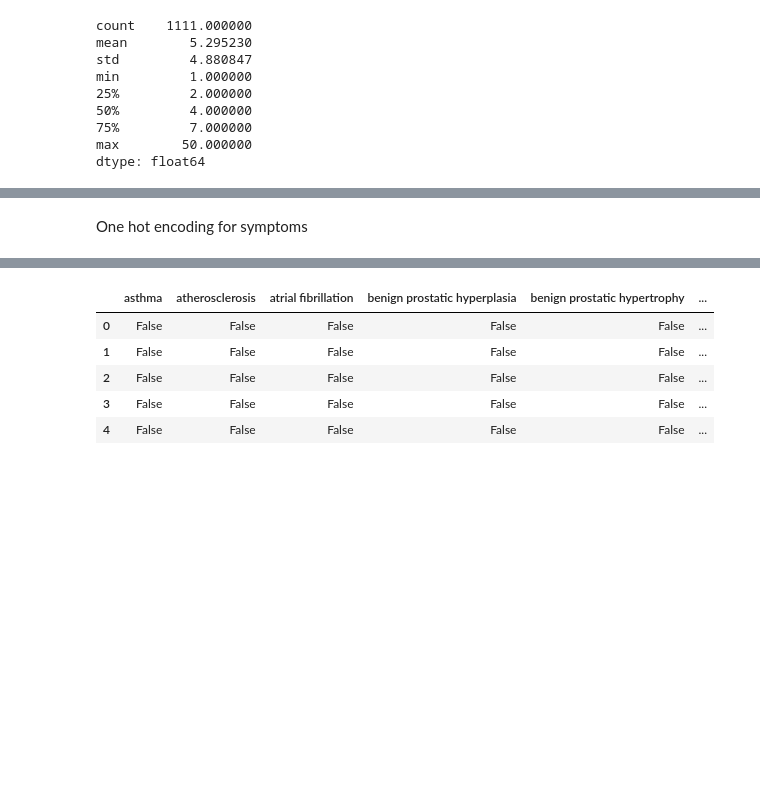
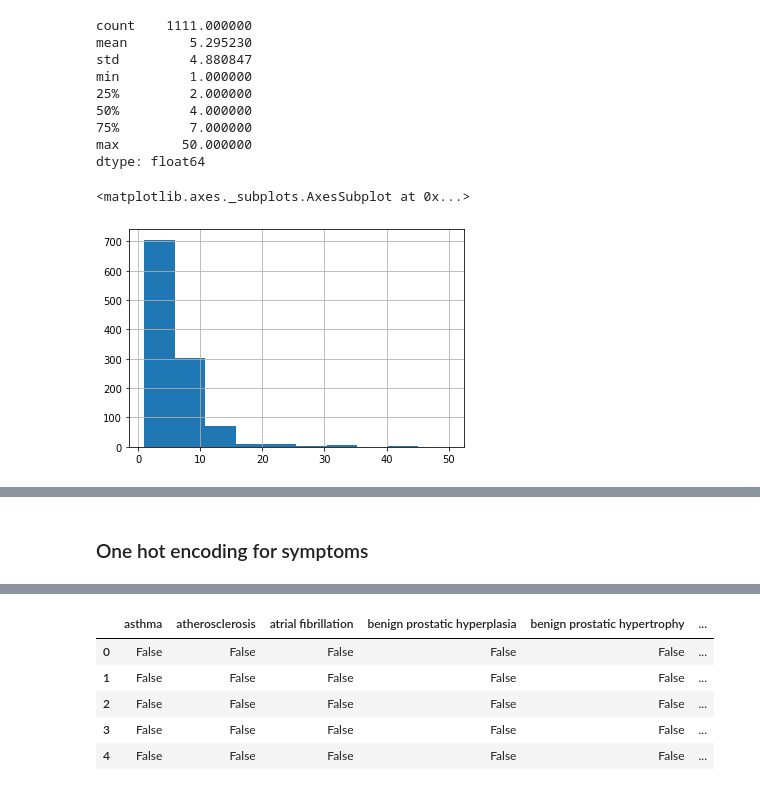
Before and after one commit to MarcusGitAccount/Covid19-Survival-Prediction, a Jupyter notebook: 30239_ PopMarcus.ipynb, the cells around one changed output, grey strips where cells are left out. Drawn from its saved outputs; the diff is of its cells as text; code cells hidden in the pictures; blank space fills up the shorter version.

```diff
--- a/30239_ PopMarcus.ipynb
+++ b/30239_ PopMarcus.ipynb
@@ -200,4 +206,9 @@ min         1.000000
 75%         7.000000
 max        50.000000
 dtype: float64
+# %%
+delta_df.hist()
+# %% [output]
+<matplotlib.axes._subplots.AxesSubplot at 0x...>
+[figure, added]
 # %%
@@ -213,7 +225,7 @@ df.head()
 | 4 | 66 | Male | Missing["NotAvailable"] | {"cough"} | True | Missing["NotAvailable"] | Missing["NotAvailable"] | ... |
 5 rows × 381 columns
 # %% [markdown]
-One hot encoding for symptoms
+### One hot encoding for symptoms
 # %%
 # transform to list of symptoms
 transform = lambda x: re.findall(r"\"([a-z ]+)\"", x)
```
Also changed, not shown: parts of 14 cells of this notebook.
